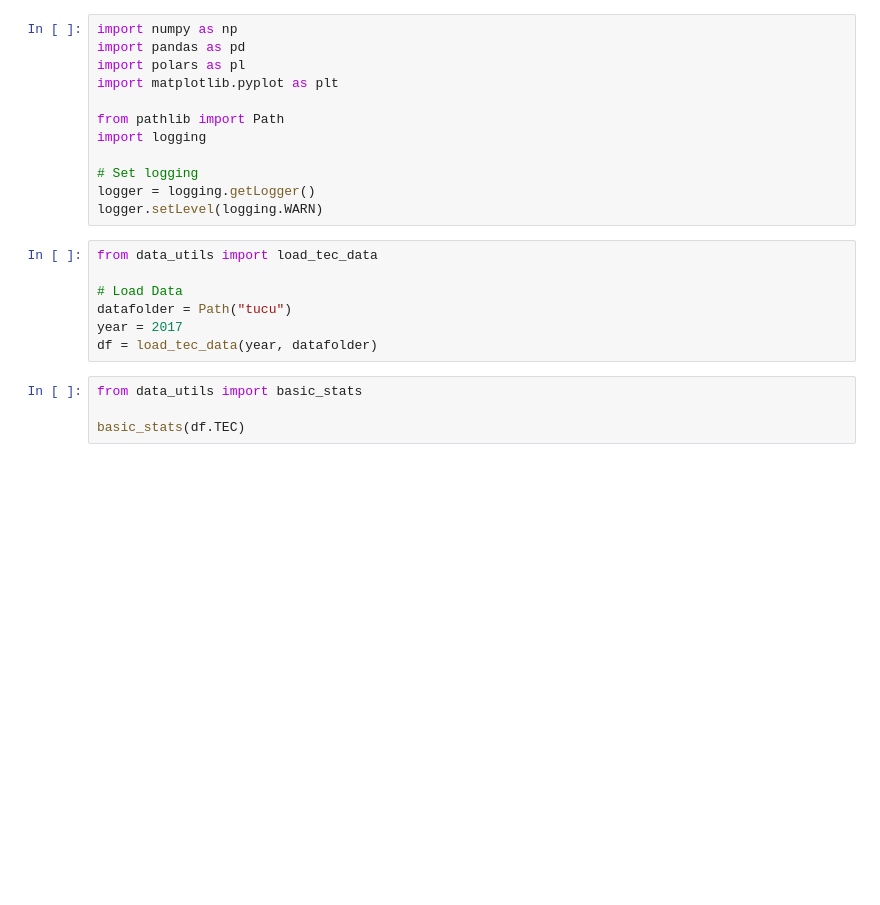
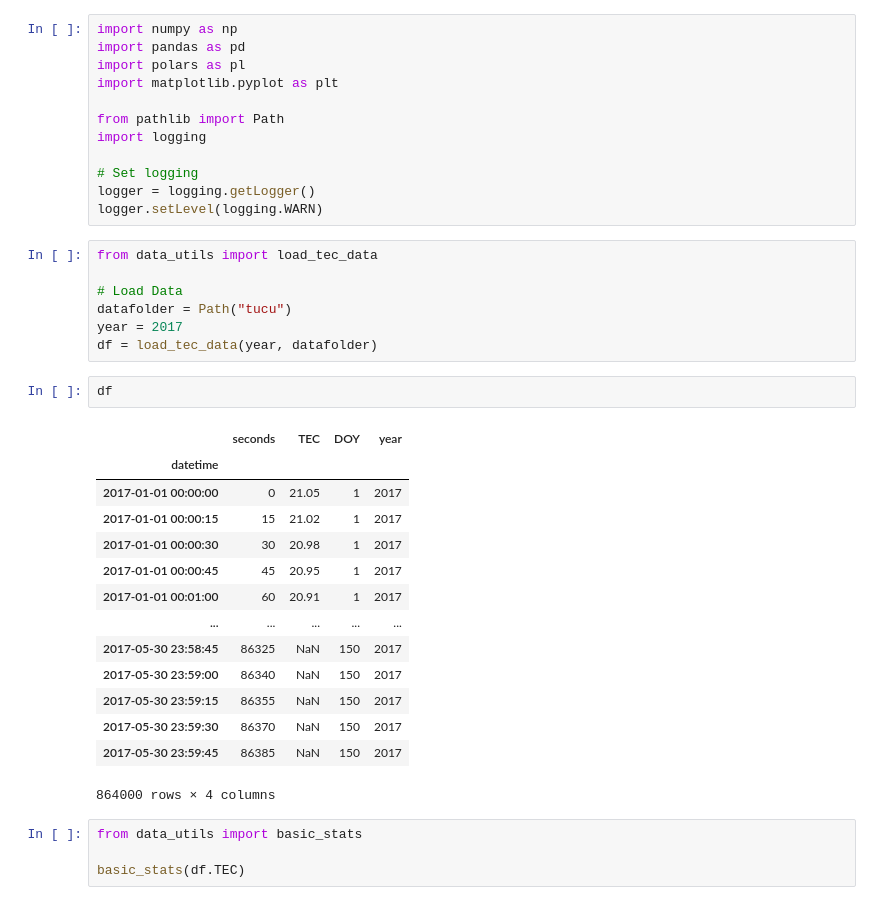
Before and after one commit to atuel96/cargar-estacion-tucu-tec, a Jupyter notebook: 01-read-TEC-data.ipynb, the cells around one changed output. Cells and saved outputs as stored; diff of their text form; blank space fills up the shorter version.

```diff
--- a/01-read-TEC-data.ipynb
+++ b/01-read-TEC-data.ipynb
@@ -21,6 +21,23 @@ from data_utils import load_tec_data
 datafolder = Path("tucu")
 year = 2017
 df = load_tec_data(year, datafolder)
+# %%
+df
+# %% [output]
+|  | seconds | TEC | DOY | year |
+| datetime |  |  |  |  |
+| 2017-01-01 00:00:00 | 0 | 21.05 | 1 | 2017 |
+| 2017-01-01 00:00:15 | 15 | 21.02 | 1 | 2017 |
+| 2017-01-01 00:00:30 | 30 | 20.98 | 1 | 2017 |
+| 2017-01-01 00:00:45 | 45 | 20.95 | 1 | 2017 |
+| 2017-01-01 00:01:00 | 60 | 20.91 | 1 | 2017 |
+| ... | ... | ... | ... | ... |
+| 2017-05-30 23:58:45 | 86325 | NaN | 150 | 2017 |
+| 2017-05-30 23:59:00 | 86340 | NaN | 150 | 2017 |
+| 2017-05-30 23:59:15 | 86355 | NaN | 150 | 2017 |
+| 2017-05-30 23:59:30 | 86370 | NaN | 150 | 2017 |
+| 2017-05-30 23:59:45 | 86385 | NaN | 150 | 2017 |
+864000 rows × 4 columns
 # %%
 from data_utils import basic_stats
 
```
Also changed, not shown: 4 other files.
